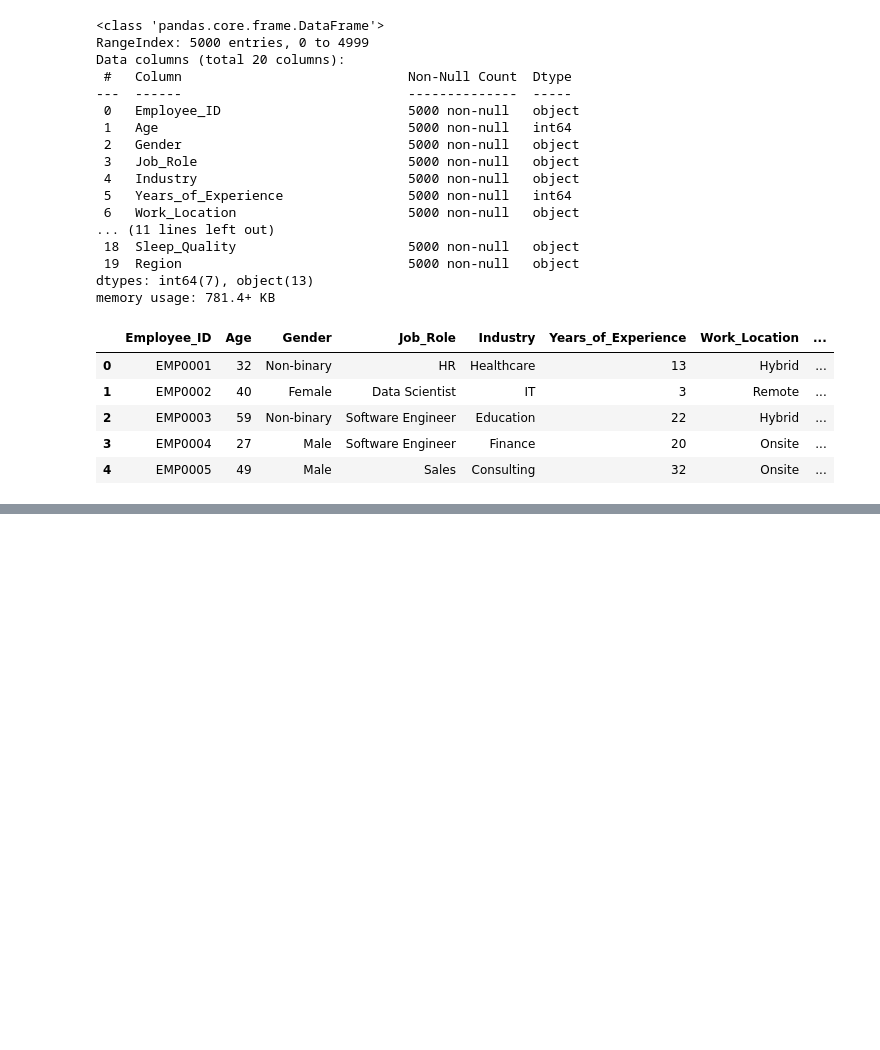
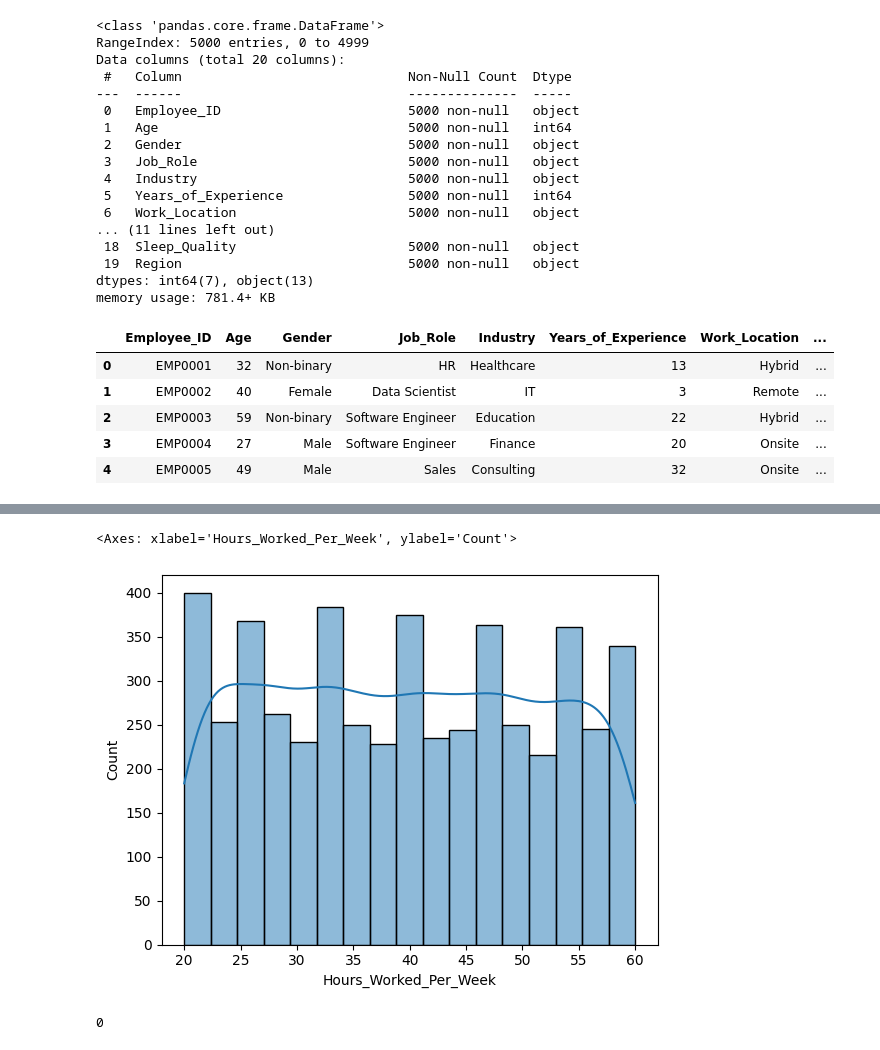
Before and after one commit to lcopolillo/FCD-2024-25, a Jupyter notebook: main.ipynb, the cells around one changed output, grey strips where cells are left out. Cells and saved outputs as stored; diff of their text form; code cells hidden in the pictures; blank space fills up the shorter version.

```diff
--- a/main.ipynb
+++ b/main.ipynb
@@ -42,0 +91,12 @@ data_head
+# %%
+sns.histplot(data['Hours_Worked_Per_Week'], kde=True, linewidth=1)
+# %% [output]
+<Axes: xlabel='Hours_Worked_Per_Week', ylabel='Count'>
+[figure, added]
+# %%
+q1 = 4740.287
+q3 = 16639.913
+iqr = q3 - q1
+len(data[data['Hours_Worked_Per_Week'] > q3 + 1.5*iqr])
+# %% [output]
+0
```
Also changed, not shown: parts of 5 cells of this notebook.
